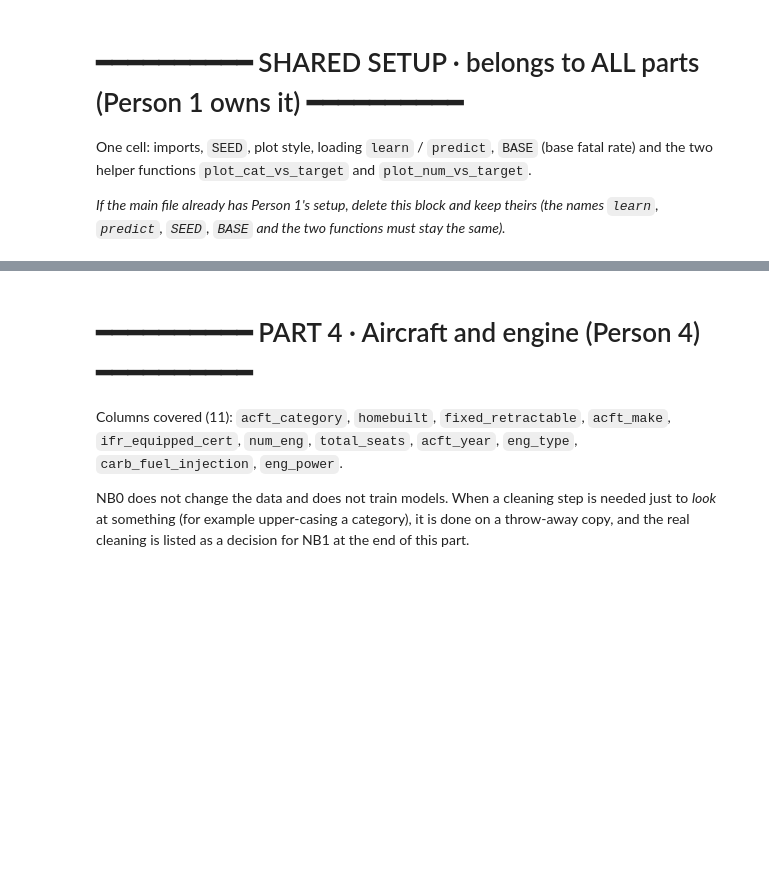
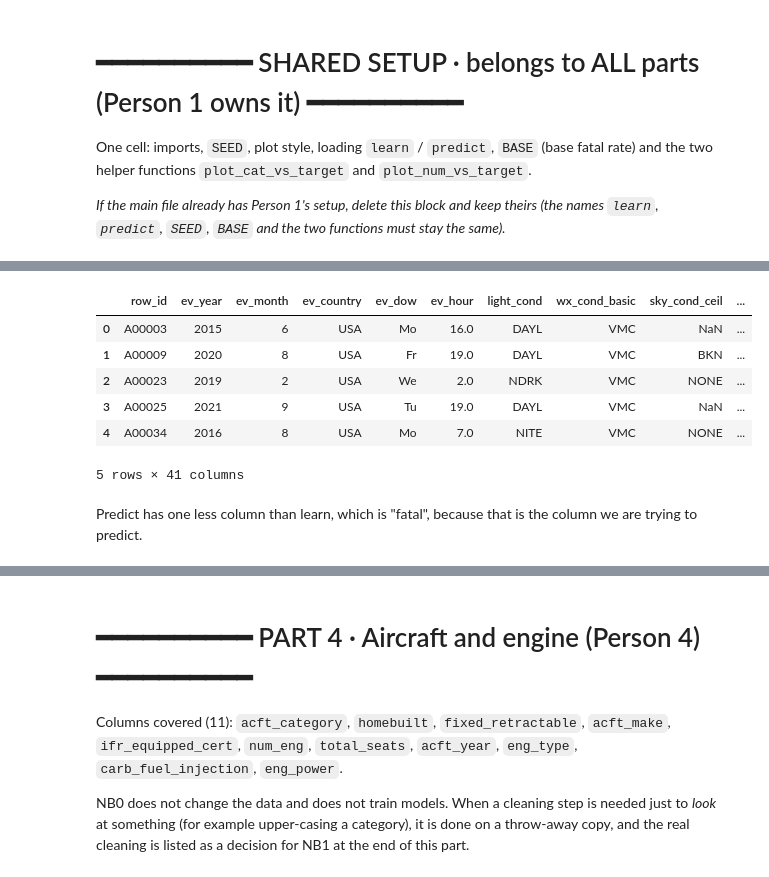
Before and after one commit to JoaoUmbels/MLBROSS, a Jupyter notebook: ML20_NB0_EDA.ipynb, the cells around one changed output, grey strips where cells are left out. Drawn from its saved outputs; the diff is of its cells as text; code cells hidden in the pictures; blank space fills up the shorter version.

```diff
--- a/ML20_NB0_EDA.ipynb
+++ b/ML20_NB0_EDA.ipynb
@@ -51,0 +64,12 @@ def plot_num_vs_target(df, col, q=8, ax=None, title=None):
+# %%
+predict.head()
+# %% [output]
+|  | row_id | ev_year | ev_month | ev_country | ev_dow | ev_hour | light_cond | wx_cond_basic | sky_cond_ceil | ... |
+| 0 | A00003 | 2015 | 6 | USA | Mo | 16.0 | DAYL | VMC | NaN | ... |
+| 1 | A00009 | 2020 | 8 | USA | Fr | 19.0 | DAYL | VMC | BKN | ... |
+| 2 | A00023 | 2019 | 2 | USA | We | 2.0 | NDRK | VMC | NONE | ... |
+| 3 | A00025 | 2021 | 9 | USA | Tu | 19.0 | DAYL | VMC | NaN | ... |
+| 4 | A00034 | 2016 | 8 | USA | Mo | 7.0 | NITE | VMC | NONE | ... |
+5 rows × 41 columns
+# %% [markdown]
+Predict has one less column than learn, which is "fatal", because that is the column we are trying to predict.
```
Also changed, not shown: parts of 14 cells of this notebook.
